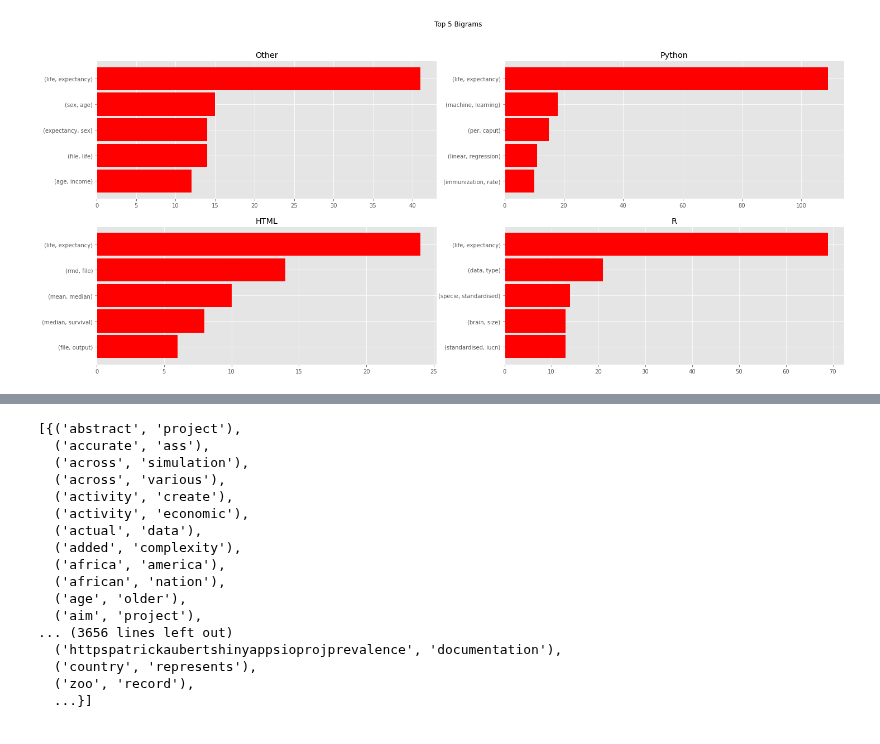
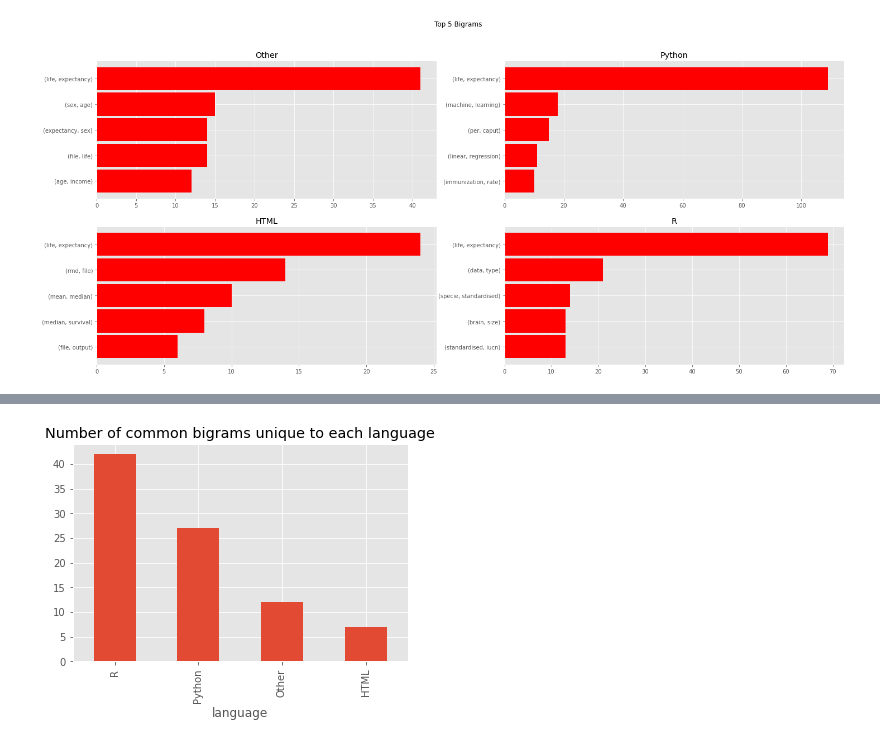
Before and after one commit to Two-Guys-and-a-Gal/NLP-Project, a Jupyter notebook: chris_work.ipynb, the cells around one changed output, grey strips where cells are left out. Saved outputs shown, nothing was run; the diff lists cells and outputs as text; code cells hidden in the pictures.

```diff
--- a/chris_work.ipynb
+++ b/chris_work.ipynb
@@ -865,4 +854,6 @@ def get_common_bigrams(text, threshold=5):
     # filter out bigrams that are less than threshold
     bigrams = bigrams[bigrams > threshold]
     # return all that occur more than 5 times
-    return bigrams.index
+    return bigrams.index.values
+
+languages['common_bigrams'] = languages.all_words.apply(lambda x: get_common_bigrams(x))
@@ -920,9 +860,12 @@ languages
 # %%
-# makes sets of all bigrams in all languages so no bigrams are repeated
-html_set = set(languages[languages.language=='HTML'].bigrams.values[0])
-python_set = set(languages[languages.language=='Python'].bigrams.values[0])
-r_set = set(languages[languages.language=='R'].bigrams.values[0])
-other_set = set(languages[languages.language=='Other'].bigrams.values[0])
+# add bigrams to language dataframe
+languages['bigrams'] = languages.all_words.apply(lambda x: pd.Series(nltk.ngrams(x.split(), 2)).values)
+
+# makes sets of all common bigrams in all languages so no bigrams are repeated
+html_set = set(languages[languages.language=='HTML'].common_bigrams.values[0])
+python_set = set(languages[languages.language=='Python'].common_bigrams.values[0])
+r_set = set(languages[languages.language=='R'].common_bigrams.values[0])
+other_set = set(languages[languages.language=='Other'].common_bigrams.values[0])
 #remove words found in other languages
 unique_to_html = (html_set - python_set - r_set - other_set)
 unique_to_python = (python_set - html_set - r_set - other_set)
@@ -930,23 +873,15 @@ unique_to_r = (r_set - html_set - python_set - other_set)
 unique_to_other = (other_set - html_set - python_set - r_set)
 # make a series to add to the dataframe
 unique_to_lang = [unique_to_html, unique_to_other, unique_to_python, unique_to_r]
+languages['bigrams_unique_to_language'] = list(unique_to_lang)
-# %%
-unique_to_lang
-# %% [output]
-[{('abstract', 'project'),
-  ('accurate', 'ass'),
-  ('across', 'simulation'),
-  ('across', 'various'),
-  ('activity', 'create'),
-  ('activity', 'economic'),
-  ('actual', 'data'),
-  ('added', 'complexity'),
-  ('africa', 'america'),
-  ('african', 'nation'),
-  ('age', 'older'),
-  ('aim', 'project'),
-... (3656 lines left out)
-  ('httpspatrickaubertshinyappsioprojprevalence', 'documentation'),
-  ('country', 'represents'),
-  ('zoo', 'record'),
-  ...}]
+# %%
+# graph number of bigrams in unique_to_language
+new_df= languages[['language','bigrams_unique_to_language']]
+#new_df.set_index('language', inplace=True)
+new_df['unique_bigrams'] = new_df['bigrams_unique_to_language'].apply(lambda x: len(x))
+new_df.sort_values(by='unique_bigrams', ascending=False, inplace=True)
+new_df.plot.bar(x='language', y='unique_bigrams')
+plt.title('Number of common bigrams unique to each language')
+plt.legend().set_visible(False)
+# %% [output]
+[figure, added]
```
Also changed, not shown: parts of 7 cells of this notebook.
